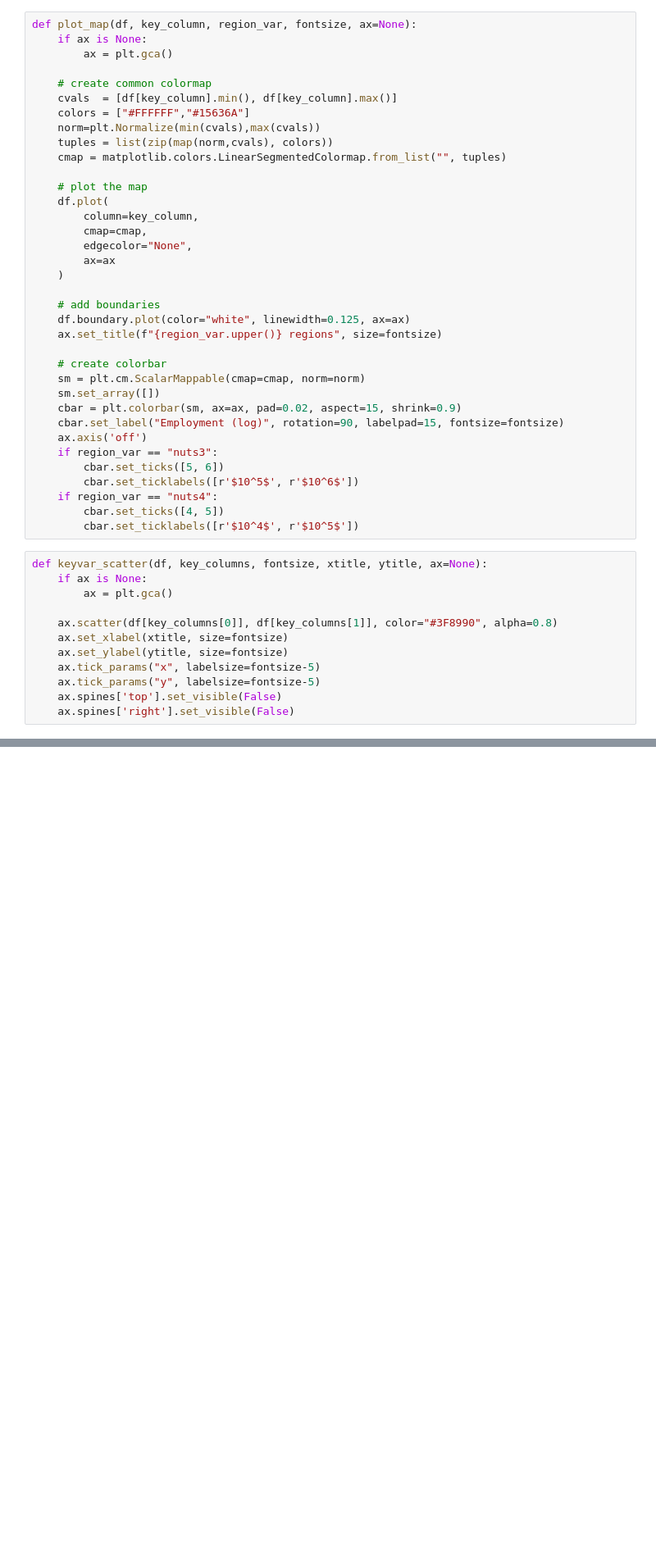
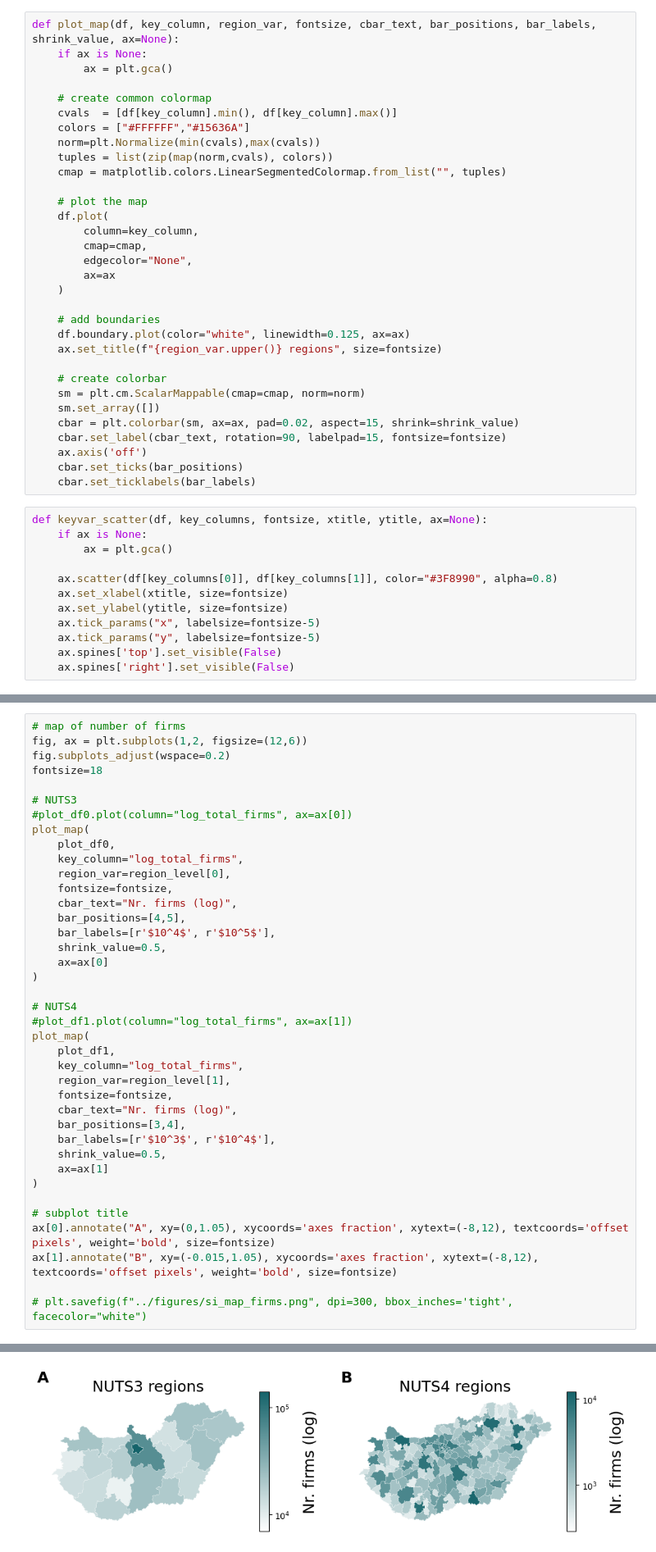
Before and after one commit to sandorjuhasz/coagglomeration, a Jupyter notebook: code/02_supplementary_figures.ipynb, the cells around one changed output, grey strips where cells are left out. Shown at 82% size. Drawn from its saved outputs; the diff is of its cells as text; blank space fills up the shorter version.

Commit message:
SI section 1 figures -- DONE

```diff
--- a/code/02_supplementary_figures.ipynb
+++ b/code/02_supplementary_figures.ipynb
@@ -130,7 +130,7 @@ plot_df0 = pd.merge(
     how="left"
 )
 # %%
-def plot_map(df, key_column, region_var, fontsize, ax=None):
+def plot_map(df, key_column, region_var, fontsize, cbar_text, bar_positions, bar_labels, shrink_value, ax=None):
     if ax is None:
         ax = plt.gca()
 
@@ -156,15 +156,11 @@ def plot_map(df, key_column, region_var, fontsize, ax=None):
     # create colorbar
     sm = plt.cm.ScalarMappable(cmap=cmap, norm=norm)
     sm.set_array([])
-    cbar = plt.colorbar(sm, ax=ax, pad=0.02, aspect=15, shrink=0.9)
-    cbar.set_label("Employment (log)", rotation=90, labelpad=15, fontsize=fontsize)
+    cbar = plt.colorbar(sm, ax=ax, pad=0.02, aspect=15, shrink=shrink_value)
+    cbar.set_label(cbar_text, rotation=90, labelpad=15, fontsize=fontsize)
     ax.axis('off')
-    if region_var == "nuts3":
-        cbar.set_ticks([5, 6])
-        cbar.set_ticklabels([r'$10^5$', r'$10^6$'])
-    if region_var == "nuts4":
-        cbar.set_ticks([4, 5])
-        cbar.set_ticklabels([r'$10^4$', r'$10^5$'])
+    cbar.set_ticks(bar_positions)
+    cbar.set_ticklabels(bar_labels)
 # %%
 def keyvar_scatter(df, key_columns, fontsize, xtitle, ytitle, ax=None):
     if ax is None:
@@ -211,0 +206,40 @@ Text(-8, 12, 'D')
+# %%
+# map of number of firms
+fig, ax = plt.subplots(1,2, figsize=(12,6))
+fig.subplots_adjust(wspace=0.2)
+fontsize=18
+
+# NUTS3
+#plot_df0.plot(column="log_total_firms", ax=ax[0])
+plot_map(
+    plot_df0,
+    key_column="log_total_firms",
+    region_var=region_level[0],
+    fontsize=fontsize,
+    cbar_text="Nr. firms (log)",
+    bar_positions=[4,5],
+    bar_labels=[r'$10^4$', r'$10^5$'],
+    shrink_value=0.5,
+    ax=ax[0]
+)
+
+# NUTS4
+#plot_df1.plot(column="log_total_firms", ax=ax[1])
+plot_map(
+    plot_df1,
+    key_column="log_total_firms",
+    region_var=region_level[1],
+    fontsize=fontsize,
+    cbar_text="Nr. firms (log)",
+    bar_positions=[3,4],
+    bar_labels=[r'$10^3$', r'$10^4$'],
+    shrink_value=0.5,
+    ax=ax[1]
+)
+
+# subplot title
+ax[0].annotate("A", xy=(0,1.05), xycoords='axes fraction', xytext=(-8,12), textcoords='offset pixels', weight='bold', size=fontsize)
+ax[1].annotate("B", xy=(-0.015,1.05), xycoords='axes fraction', xytext=(-8,12), textcoords='offset pixels', weight='bold', size=fontsize)
+
+# plt.savefig(f"../figures/si_map_firms.png", dpi=300, bbox_inches='tight', facecolor="white")
+# %% [output]
@@ -212,3 +247,4 @@ Text(-8, 12, 'D')
+[figure, added]
 # %%
 # distribution of firms / employment across industries
 ind_df = pd.read_csv(f"../data/oc17_2024_febr2/industries_descriptive_final_sample_nace3d_2017.csv", sep=";")
```
Also changed, not shown: parts of 3 cells of this notebook.
